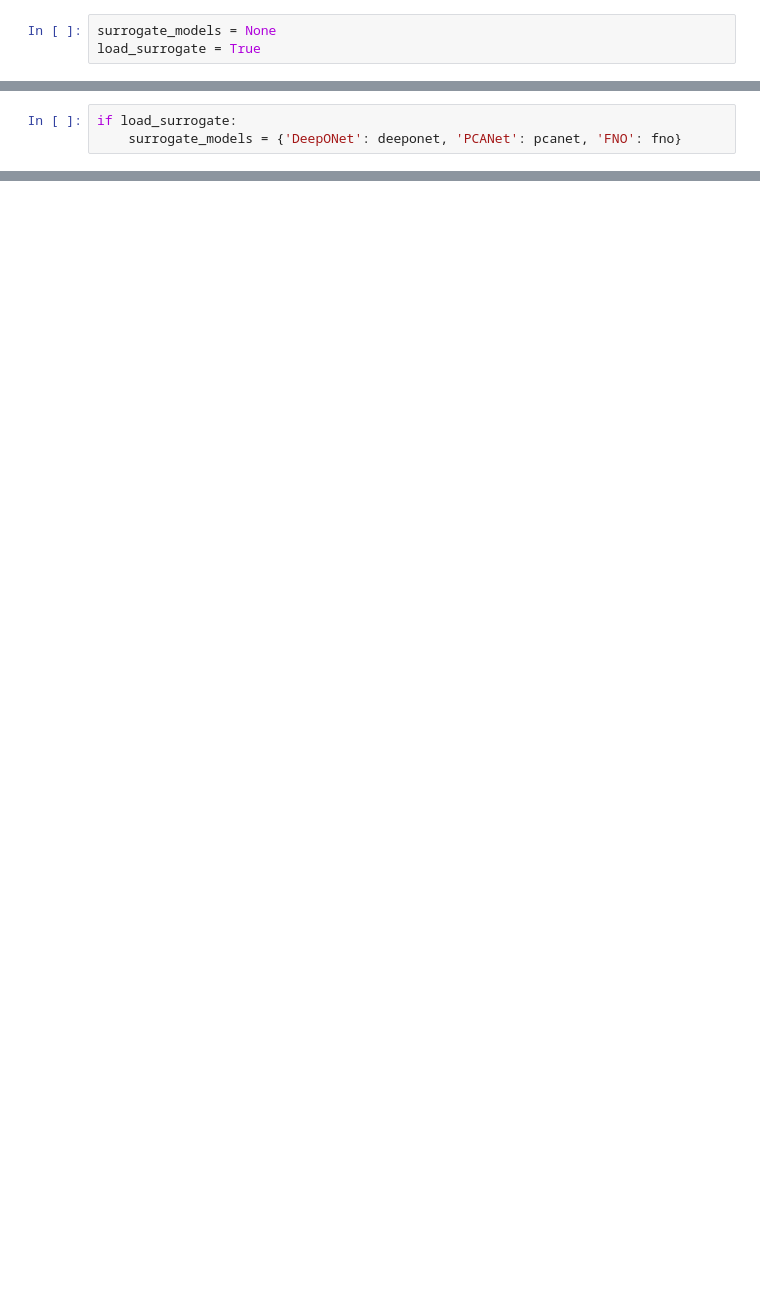
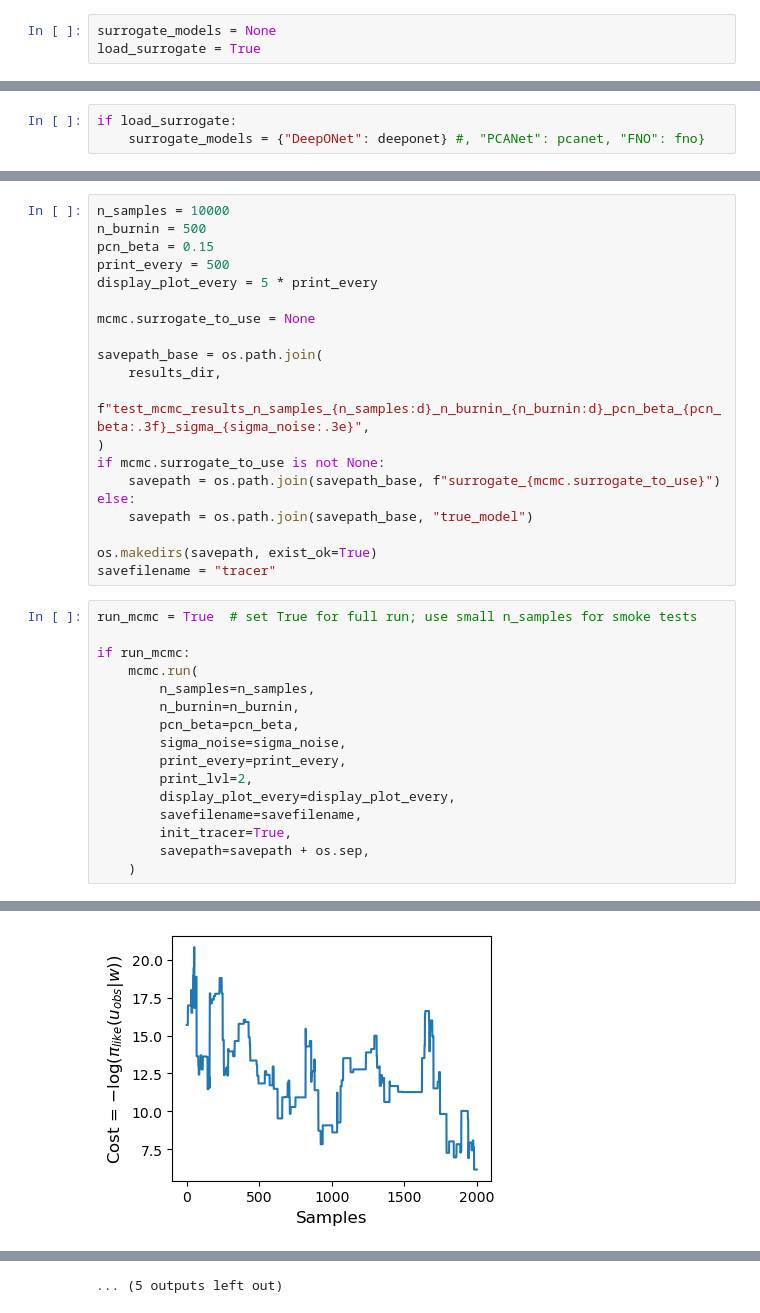
Before and after one commit to CEADpx/neural_operators, a Jupyter notebook: survey_work/applications/bayesian_inverse_problem_linear_elasticity/BayesianInversion.ipynb, the cells around one changed output, grey strips where cells are left out. Cells and saved outputs as stored; diff of their text form; blank space fills up the shorter version.

```diff
--- a/survey_work/applications/bayesian_inverse_problem_linear_elasticity/BayesianInversion.ipynb
+++ b/survey_work/applications/bayesian_inverse_problem_linear_elasticity/BayesianInversion.ipynb
@@ -171,3 +81,0 @@ nn_model:  FNO2D(
-# %%
-if load_surrogate:
-    surrogate_models = {'DeepONet': deeponet, 'PCANet': pcanet, 'FNO': fno}
@@ -423,0 +137,3 @@ if run_mcmc:
+# %%
+if load_surrogate:
+    surrogate_models = {"DeepONet": deeponet} #, "PCANet": pcanet, "FNO": fno}
@@ -423,0 +238,37 @@ if run_mcmc:
+# %%
+n_samples = 10000
+n_burnin = 500
+pcn_beta = 0.15
+print_every = 500
+display_plot_every = 5 * print_every
+
+mcmc.surrogate_to_use = None
+
+savepath_base = os.path.join(
+    results_dir,
+    f"test_mcmc_results_n_samples_{n_samples:d}_n_burnin_{n_burnin:d}_pcn_beta_{pcn_beta:.3f}_sigma_{sigma_noise:.3e}",
+)
+if mcmc.surrogate_to_use is not None:
+    savepath = os.path.join(savepath_base, f"surrogate_{mcmc.surrogate_to_use}")
+else:
+    savepath = os.path.join(savepath_base, "true_model")
+
+os.makedirs(savepath, exist_ok=True)
+savefilename = "tracer"
+# %%
+run_mcmc = True  # set True for full run; use small n_samples for smoke tests
+
+if run_mcmc:
+    mcmc.run(
+        n_samples=n_samples,
+        n_burnin=n_burnin,
+        pcn_beta=pcn_beta,
+        sigma_noise=sigma_noise,
+        print_every=print_every,
+        print_lvl=2,
+        display_plot_every=display_plot_every,
+        savefilename=savefilename,
+        init_tracer=True,
+        savepath=savepath + os.sep,
+    )
+# %% [output]
@@ -423,0 +292 @@ if run_mcmc:
+[figure, added]
@@ -423,0 +335 @@ if run_mcmc:
+... (5 outputs left out)
```
Also changed, not shown: parts of 45 cells of this notebook, 1 other file.
